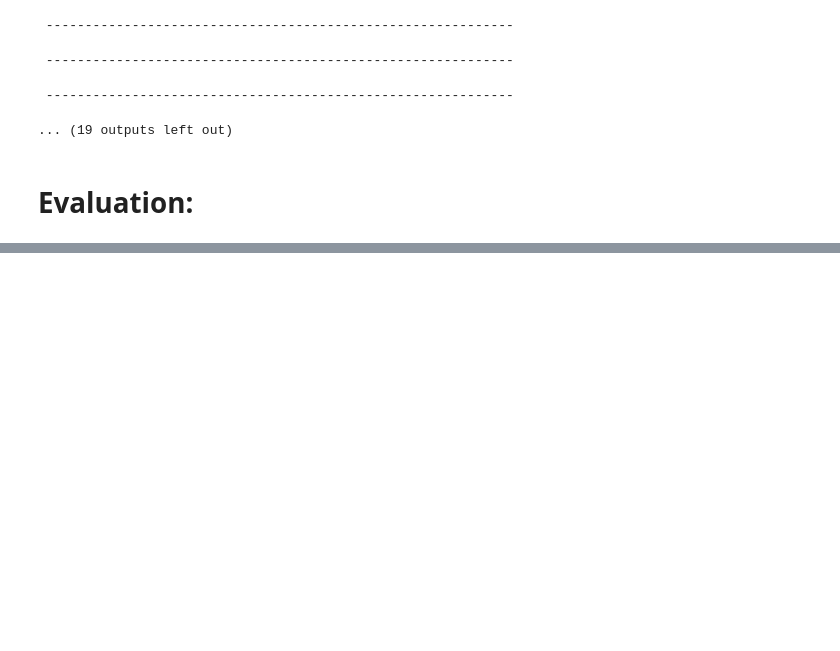
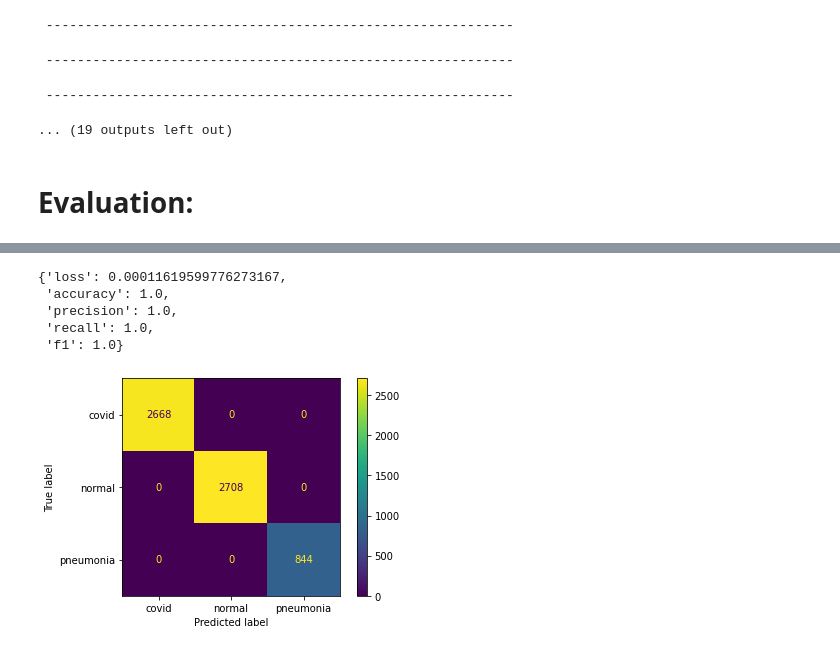
Before and after one commit to a80-abbasi/Covid-Modelling-Project, a Jupyter notebook: Covid_Classficiation.ipynb, the cells around one changed output, grey strips where cells are left out. Drawn from its saved outputs; the diff is of its cells as text; code cells hidden in the pictures; blank space fills up the shorter version.

```diff
--- a/Covid_Classficiation.ipynb
+++ b/Covid_Classficiation.ipynb
@@ -831,0 +852,13 @@ evaluate(model, [test_loader, val_loader, train_loader], ['Test', 'Val', 'Train'
+# %%
+# on training set:
+train_results = validate(model, train_loader, criterion, metrics=metrics)
+disp = ConfusionMatrixDisplay(train_results.pop('confusion_matrix'), display_labels=dataset.label_names)
+disp.plot()
+train_results
+# %% [output]
+{'loss': 0.00011619599776273167,
+ 'accuracy': 1.0,
+ 'precision': 1.0,
+ 'recall': 1.0,
+ 'f1': 1.0}
+[figure, added]
```
Also changed, not shown: parts of 3 cells of this notebook.
